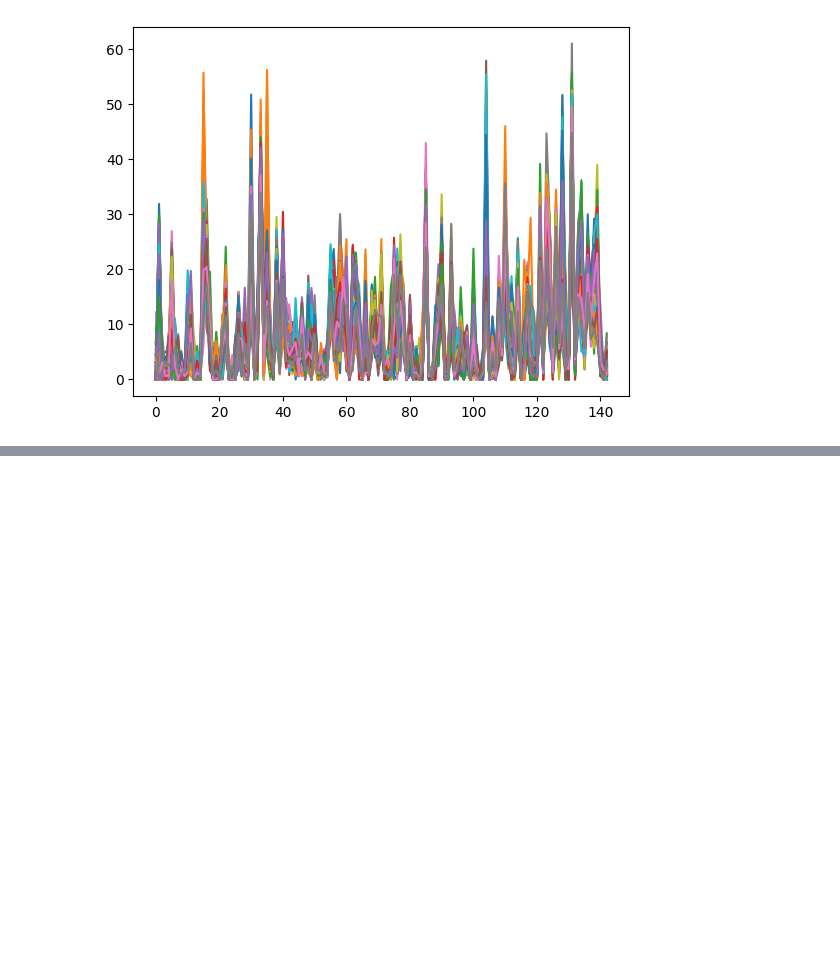
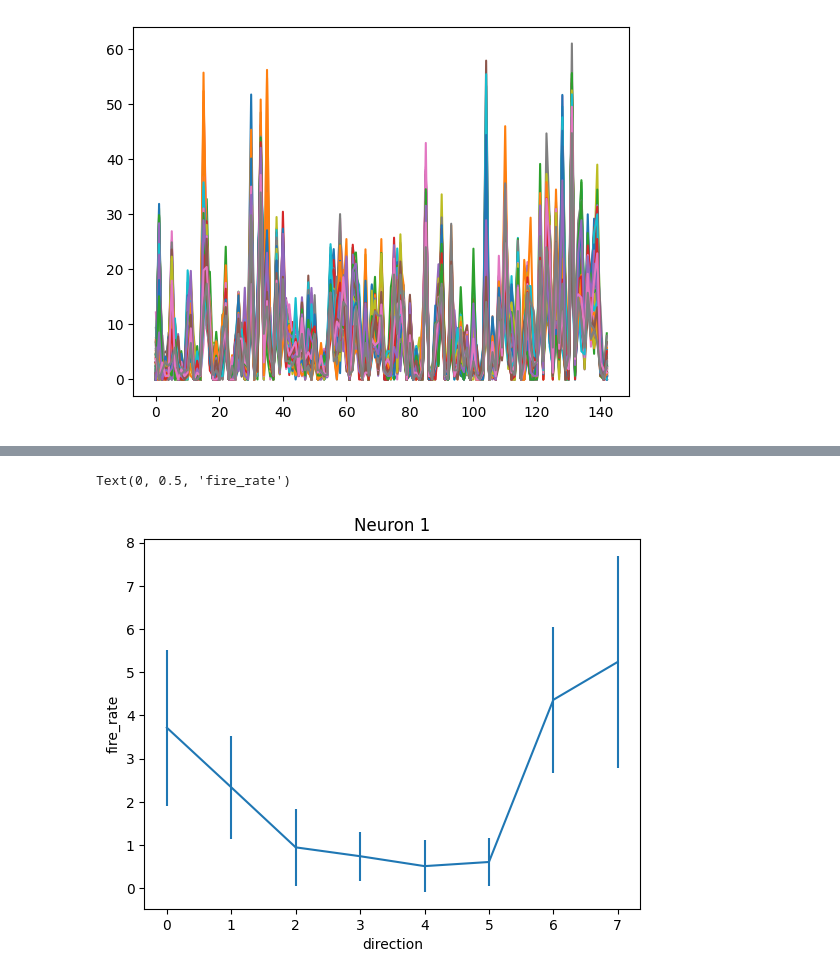
Before and after one commit to CONECT-INT/2023_CENTURI-SummerSchool, a Jupyter notebook: datasets/dataset1_reaching-task/Dataset_1_Giannis.ipynb, the cells around one changed output, grey strips where cells are left out. Drawn from its saved outputs; the diff is of its cells as text; code cells hidden in the pictures; blank space fills up the shorter version.

```diff
--- a/datasets/dataset1_reaching-task/Dataset_1_Giannis.ipynb
+++ b/datasets/dataset1_reaching-task/Dataset_1_Giannis.ipynb
@@ -130,0 +86,7 @@ TypeError: 'bool' object is not callable
+# %%
+#trials
+direction=direction.reshape(-1)
+print(direction.shape)
+for dir_val in range(1,9):
+    indices = np.where(direction==dir_val)[0]
+    print(direction[indices].shape[0],"trials for direction", dir_val)
@@ -130,0 +103,16 @@ TypeError: 'bool' object is not callable
+# %%
+#firing rates of neuron1
+mean_dir=[]
+std_dir=[]
+for dir_val in range(1,9):
+    indices = np.where(direction==dir_val)[0]
+    mean_dir.append(R[0,indices].mean(axis=0))
+    std_dir.append(np.std(R[0,indices]))
+
+plt.errorbar(range(8),mean_dir,yerr=std_dir)
+plt.title("Neuron 1")
+plt.xlabel("direction")
+plt.ylabel("fire_rate")
+# %% [output]
+Text(0, 0.5, 'fire_rate')
+[figure, added]
```
Also changed, not shown: parts of 28 cells of this notebook.
